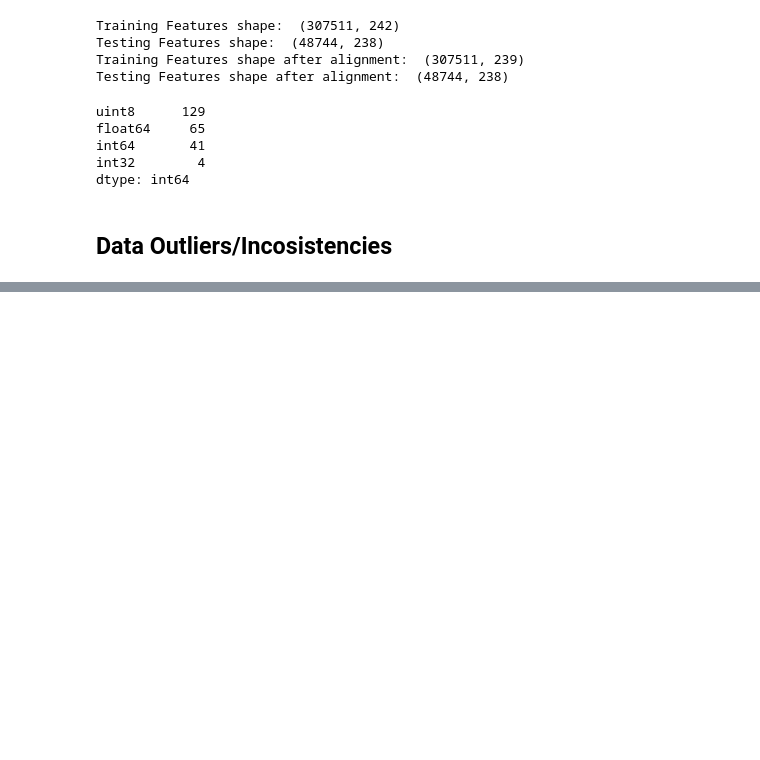
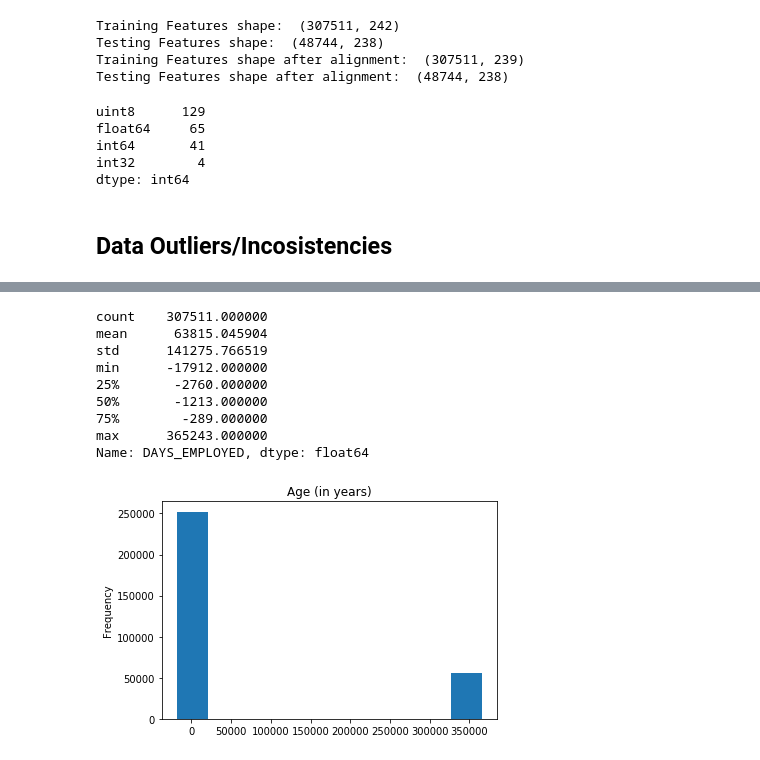
Before and after one commit to MohitAgarwal27/MachineLearning, a Jupyter notebook: HomeCreditDefaultRisk/Home Credit Default Risk.ipynb, the cells around one changed output, grey strips where cells are left out. Cells and saved outputs as stored; diff of their text form; code cells hidden in the pictures; blank space fills up the shorter version.

```diff
--- a/HomeCreditDefaultRisk/Home Credit Default Risk.ipynb
+++ b/HomeCreditDefaultRisk/Home Credit Default Risk.ipynb
@@ -225,0 +226,14 @@ df_train.describe()
+# %%
+df_train.DAYS_EMPLOYED.plot.hist(title = 'Age (in years)')
+df_train.DAYS_EMPLOYED.describe()
+# %% [output]
+count    307511.000000
+mean      63815.045904
+std      141275.766519
+min      -17912.000000
+25%       -2760.000000
+50%       -1213.000000
+75%        -289.000000
+max      365243.000000
+Name: DAYS_EMPLOYED, dtype: float64
+[figure, added]
```
Also changed, not shown: parts of 46 cells of this notebook.
